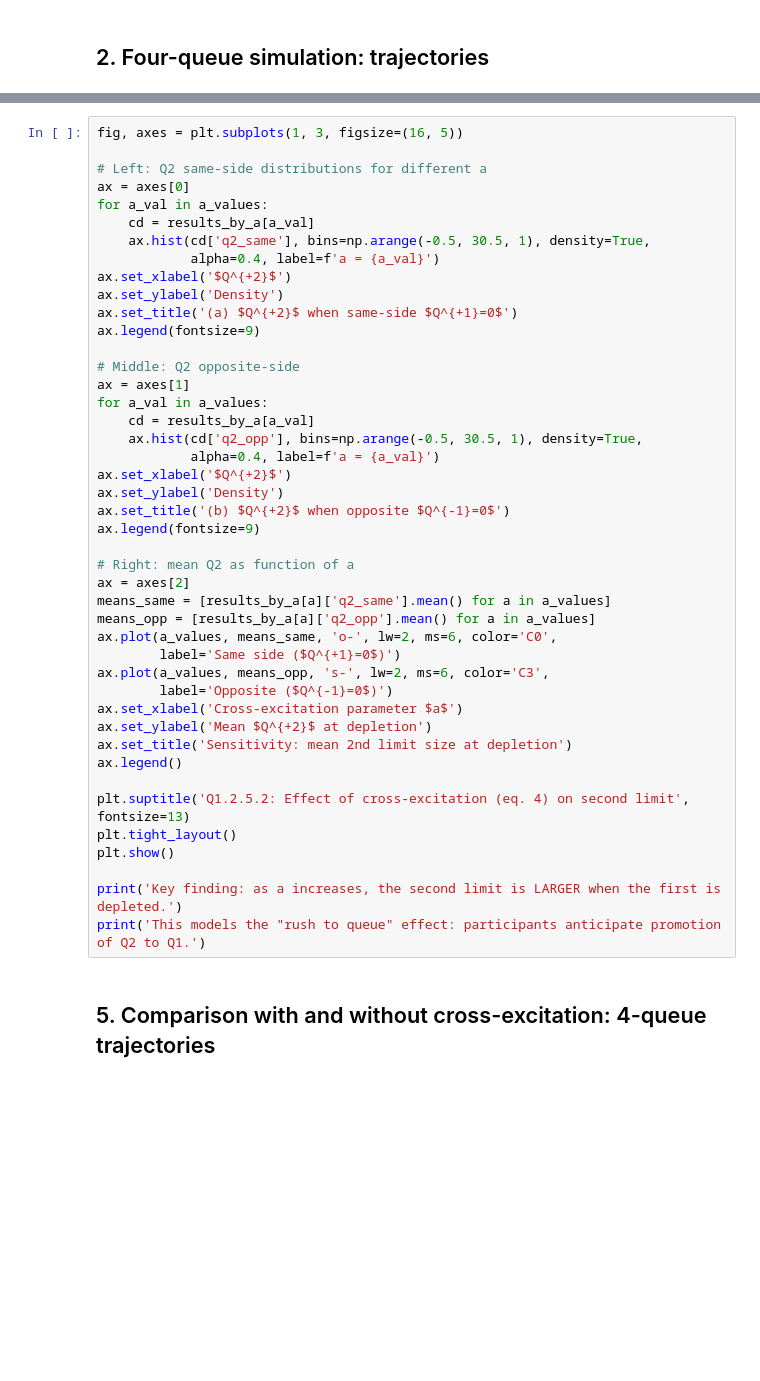
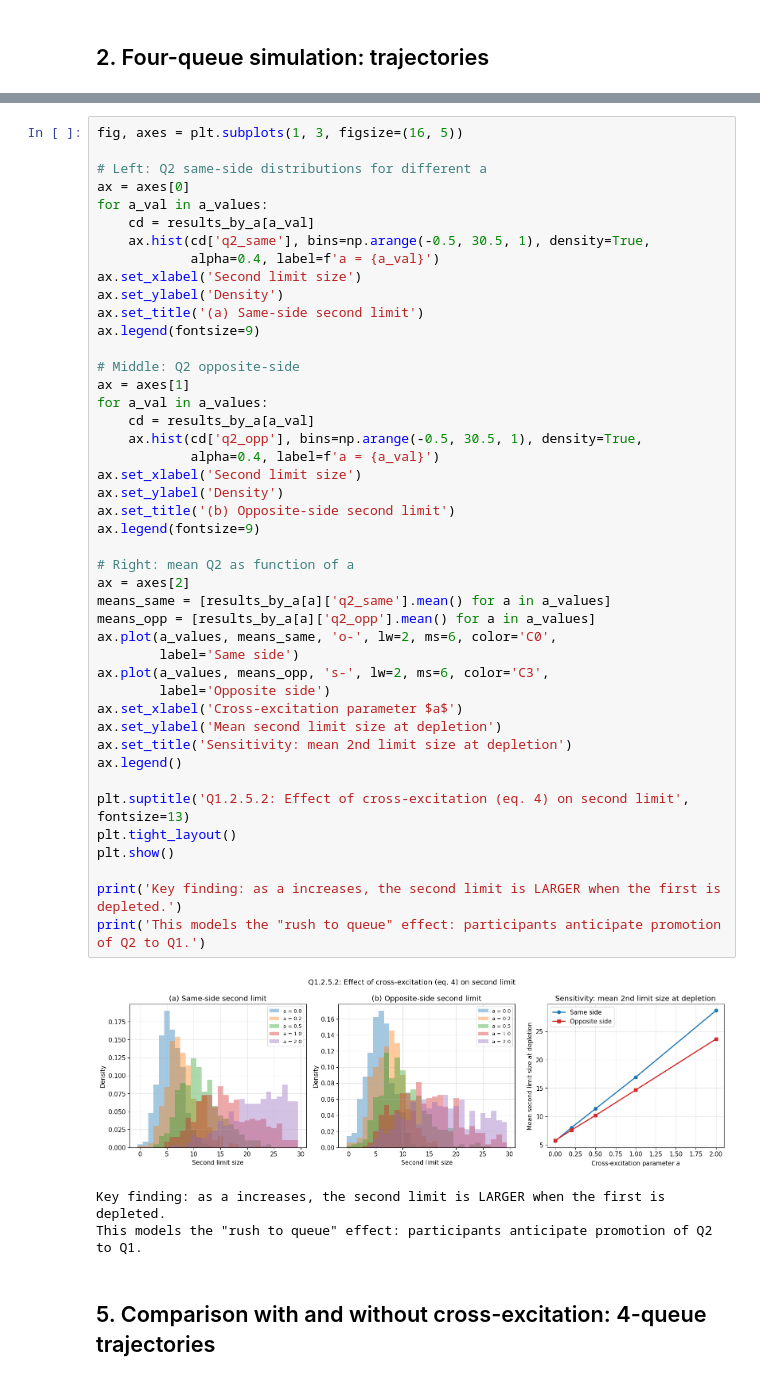
Before and after one commit to ApolloHong/Modal_Order_Book, a Jupyter notebook: 05_four_queue_hawkes.ipynb, the cells around one changed output, grey strips where cells are left out. Cells and saved outputs as stored; diff of their text form; blank space fills up the shorter version.

```diff
--- a/05_four_queue_hawkes.ipynb
+++ b/05_four_queue_hawkes.ipynb
@@ -281,41 +305,45 @@ for a_val in a_values:
     cd = results_by_a[a_val]
     ax.hist(cd['q2_same'], bins=np.arange(-0.5, 30.5, 1), density=True,
             alpha=0.4, label=f'a = {a_val}')
-ax.set_xlabel('$Q^{+2}$')
+ax.set_xlabel('Second limit size')
 ax.set_ylabel('Density')
-ax.set_title('(a) $Q^{+2}$ when same-side $Q^{+1}=0$')
+ax.set_title('(a) Same-side second limit')
 ax.legend(fontsize=9)
 
 # Middle: Q2 opposite-side
 ax = axes[1]
 for a_val in a_values:
     cd = results_by_a[a_val]
     ax.hist(cd['q2_opp'], bins=np.arange(-0.5, 30.5, 1), density=True,
             alpha=0.4, label=f'a = {a_val}')
-ax.set_xlabel('$Q^{+2}$')
+ax.set_xlabel('Second limit size')
 ax.set_ylabel('Density')
-ax.set_title('(b) $Q^{+2}$ when opposite $Q^{-1}=0$')
+ax.set_title('(b) Opposite-side second limit')
 ax.legend(fontsize=9)
 
 # Right: mean Q2 as function of a
 ax = axes[2]
 means_same = [results_by_a[a]['q2_same'].mean() for a in a_values]
 means_opp = [results_by_a[a]['q2_opp'].mean() for a in a_values]
 ax.plot(a_values, means_same, 'o-', lw=2, ms=6, color='C0',
-        label='Same side ($Q^{+1}=0$)')
+        label='Same side')
 ax.plot(a_values, means_opp, 's-', lw=2, ms=6, color='C3',
-        label='Opposite ($Q^{-1}=0$)')
+        label='Opposite side')
 ax.set_xlabel('Cross-excitation parameter $a$')
-ax.set_ylabel('Mean $Q^{+2}$ at depletion')
+ax.set_ylabel('Mean second limit size at depletion')
 ax.set_title('Sensitivity: mean 2nd limit size at depletion')
 ax.legend()
 
 plt.suptitle('Q1.2.5.2: Effect of cross-excitation (eq. 4) on second limit', fontsize=13)
 plt.tight_layout()
 plt.show()
 
 print('Key finding: as a increases, the second limit is LARGER when the first is depleted.')
 print('This models the "rush to queue" effect: participants anticipate promotion of Q2 to Q1.')
+# %% [output]
+[figure, added]
+Key finding: as a increases, the second limit is LARGER when the first is depleted.
+This models the "rush to queue" effect: participants anticipate promotion of Q2 to Q1.
 # %% [markdown]
 ## 5. Comparison with and without cross-excitation: 4-queue trajectories
 # %%
```
Also changed, not shown: parts of 14 cells of this notebook, 8 other files.
